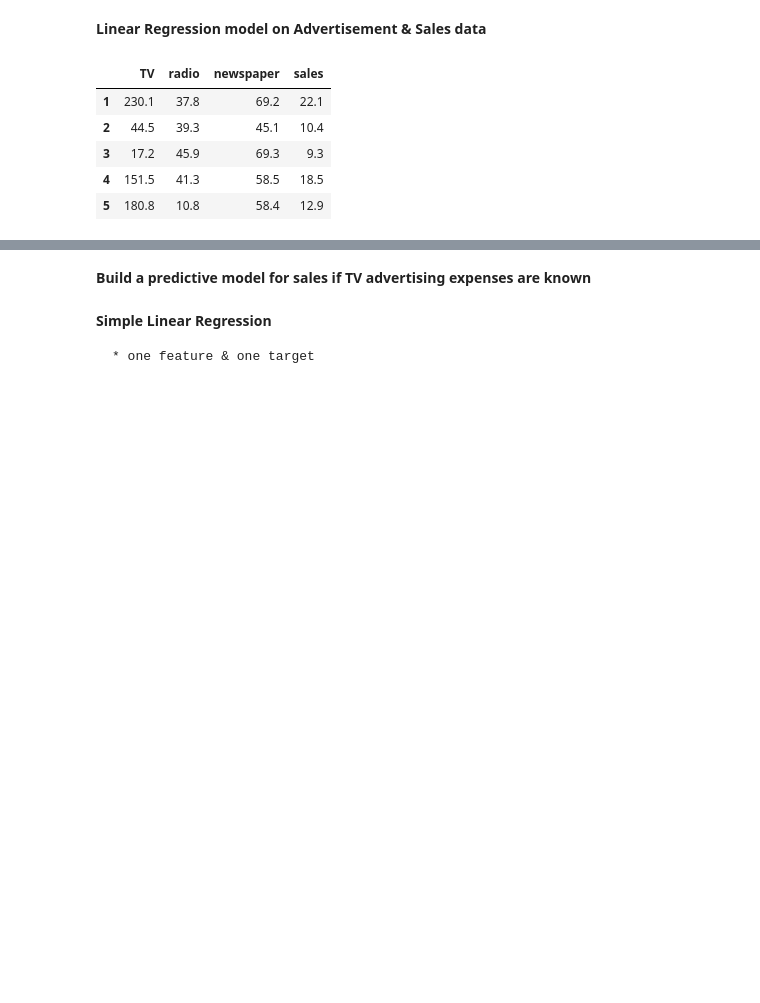
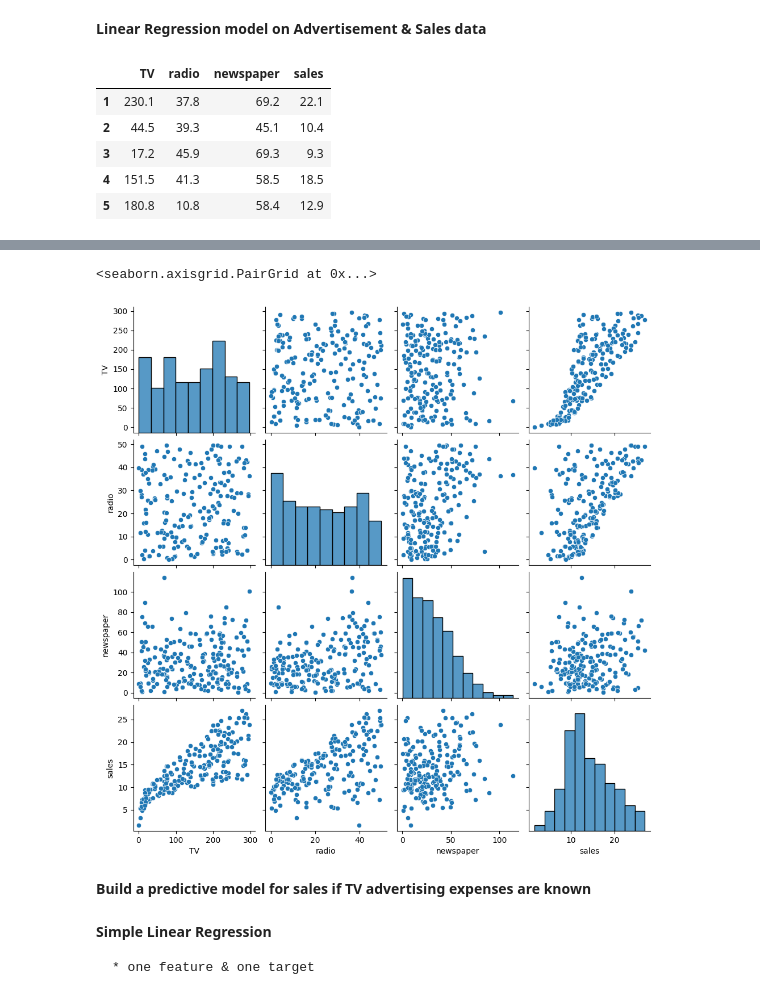
Before and after one commit to bipulshahi/polytechnic_barh, a Jupyter notebook: Python_ML_3.ipynb, the cells around one changed output, grey strips where cells are left out. Drawn from its saved outputs; the diff is of its cells as text; code cells hidden in the pictures; blank space fills up the shorter version.

```diff
--- a/Python_ML_3.ipynb
+++ b/Python_ML_3.ipynb
@@ -70,3 +98,10 @@ df.head()
+# %%
+import seaborn as sns
+
+sns.pairplot(df)
+# %% [output]
+<seaborn.axisgrid.PairGrid at 0x...>
+[figure, added]
 # %% [markdown]
 **Build a predictive model for sales if TV advertising expenses are known**
 # %% [markdown]
```
Also changed, not shown: parts of 12 cells of this notebook.
